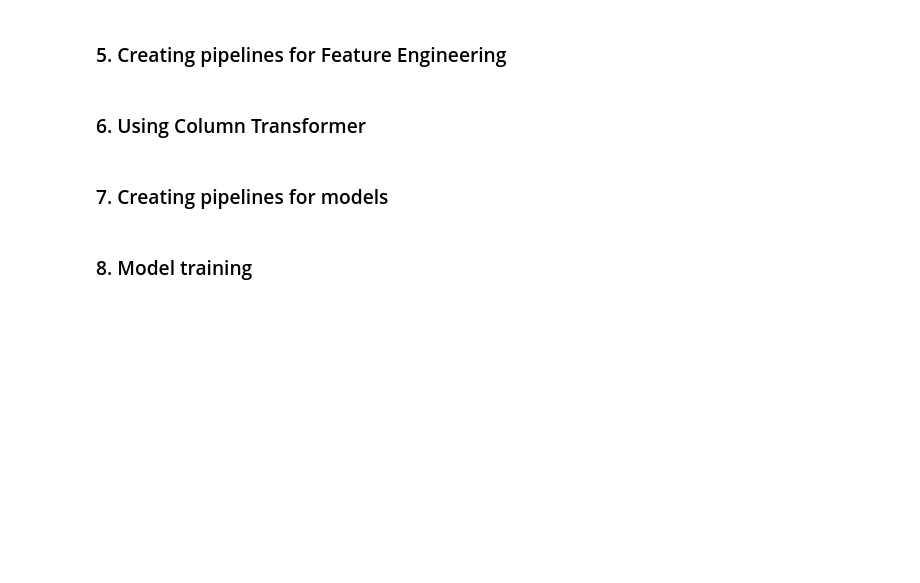
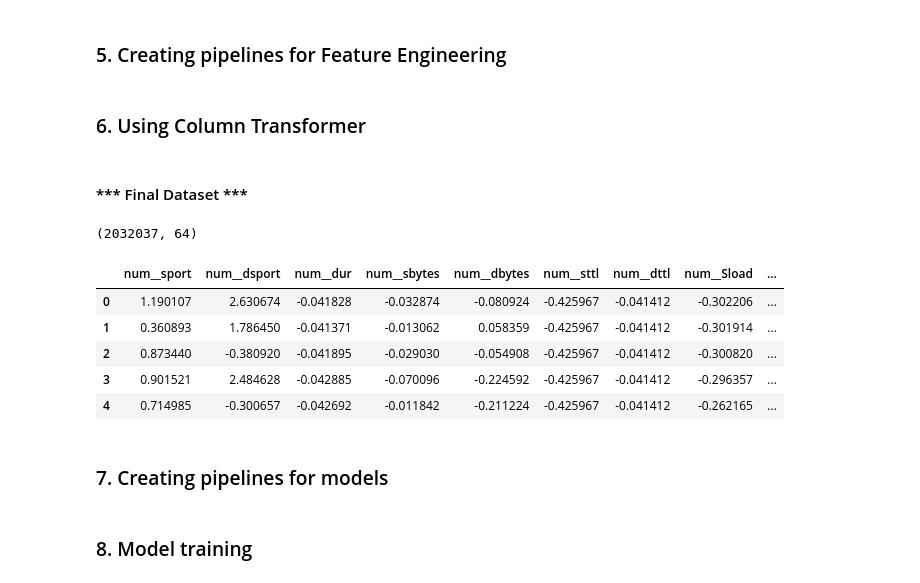
Before and after one commit to ShuvamLabs/network-anomaly-detector, a Jupyter notebook: Detector/notebooks/03-model-selection.ipynb, the cells around one changed output. Cells and saved outputs as stored; diff of their text form; code cells hidden in the pictures; blank space fills up the shorter version.

```diff
--- a/Detector/notebooks/03-model-selection.ipynb
+++ b/Detector/notebooks/03-model-selection.ipynb
@@ -112,11 +120,13 @@ class RareCategories(BaseEstimator, TransformerMixin):
             )
 
         return X
+    def get_feature_names_out(self, input_features=None):
+        return input_features
 # %% [markdown]
 ### 5. Creating pipelines for Feature Engineering
 # %%
 num_pipeline = Pipeline([
-    ('Imputer', SimpleImputer(strategy='most frequent')),
+    ('Imputer', SimpleImputer(strategy='most_frequent')),
     ('Scaler', StandardScaler()),
 ])
 cat_pipeline = Pipeline([
@@ -131,6 +141,28 @@ preprocessor = ColumnTransformer([
     ("num", num_pipeline, numeric_cols),
     ("cat", cat_pipeline, categorical_cols),
 ])
+# %% [markdown]
+#### *** Final Dataset ***
+# %%
+X_train_t = preprocessor.fit_transform(X_train)
+
+print(X_train_t.shape)
+
+X_train_prev = pd.DataFrame(
+    X_train_t[:5],
+    columns=preprocessor.get_feature_names_out()
+)
+
+pd.set_option('display.max_columns', None)
+X_train_prev
+# %% [output]
+(2032037, 64)
+|  | num__sport | num__dsport | num__dur | num__sbytes | num__dbytes | num__sttl | num__dttl | num__Sload | ... |
+| 0 | 1.190107 | 2.630674 | -0.041828 | -0.032874 | -0.080924 | -0.425967 | -0.041412 | -0.302206 | ... |
+| 1 | 0.360893 | 1.786450 | -0.041371 | -0.013062 | 0.058359 | -0.425967 | -0.041412 | -0.301914 | ... |
+| 2 | 0.873440 | -0.380920 | -0.041895 | -0.029030 | -0.054908 | -0.425967 | -0.041412 | -0.300820 | ... |
+| 3 | 0.901521 | 2.484628 | -0.042885 | -0.070096 | -0.224592 | -0.425967 | -0.041412 | -0.296357 | ... |
+| 4 | 0.714985 | -0.300657 | -0.042692 | -0.011842 | -0.211224 | -0.425967 | -0.041412 | -0.262165 | ... |
 # %% [markdown]
 ### 7. Creating pipelines for models
 # %%
```
Also changed, not shown: parts of 5 cells of this notebook.
